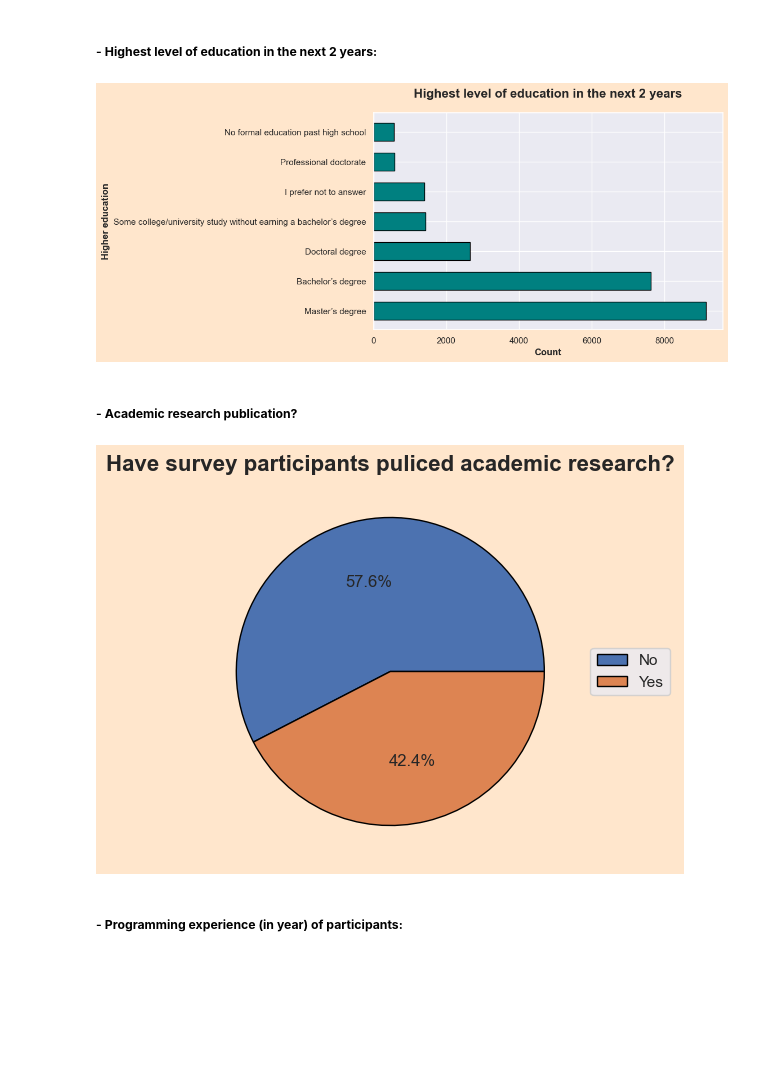
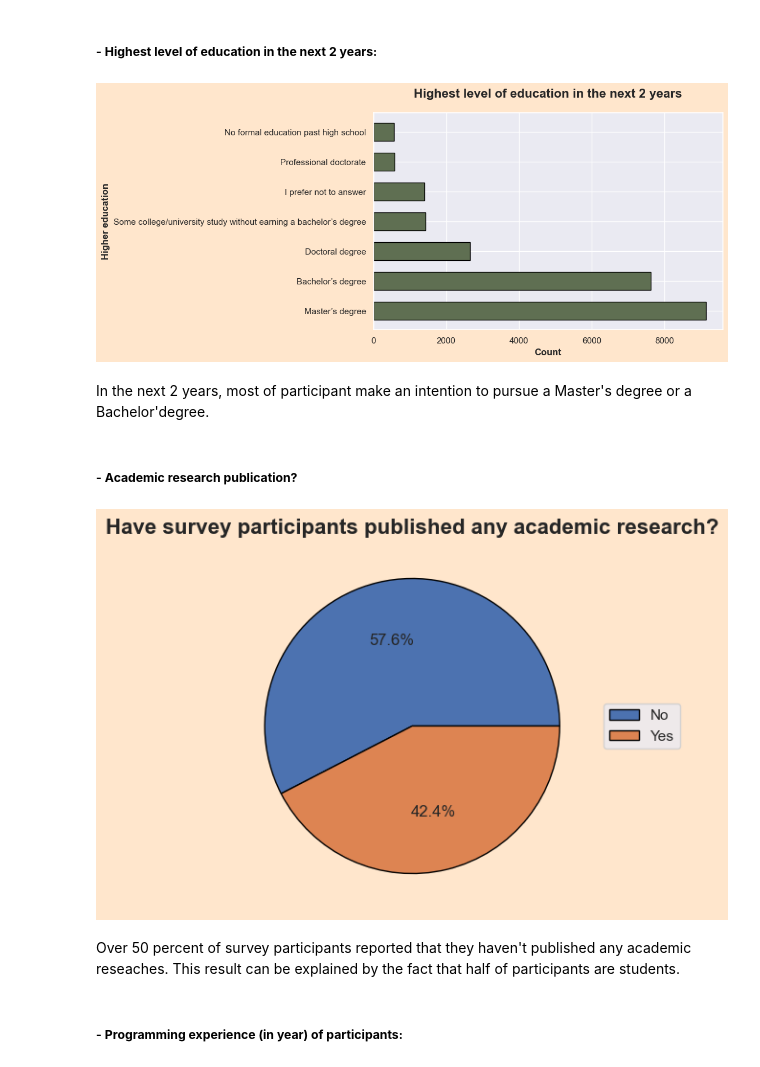
Before and after one commit to HTNam1710/P4DS_FinalProject, a Jupyter notebook: Source/data_exploreation_part02.ipynb, the cells around one changed output. Cells and saved outputs as stored; diff of their text form; code cells hidden in the pictures; blank space fills up the shorter version.

```diff
--- a/Source/data_exploreation_part02.ipynb
+++ b/Source/data_exploreation_part02.ipynb
@@ -94,2 +23,0 @@ Here are some observations based on the missing ratios dataframe:
-# %%
-ds_survey_df.drop(columns= ['Familiar Cloud Platform', 'TPU experience'], inplace= True)
@@ -191,7 +121,7 @@ higher_edu_count = higher_edu_df.value_counts()
 higher_edu_count.sort_values(ascending = False,inplace= True)
 
 fig, ax = plt.subplots(figsize=(8, 5))
-ax = ax.barh(higher_edu_count.keys(), higher_edu_count, edgecolor = 'black', color = '#008080', height = 0.6)
+ax = ax.barh(higher_edu_count.keys(), higher_edu_count, edgecolor = 'black', color = '#5F6F52', height = 0.6)
 plt.xlabel('Count', fontweight = 'bold')
 plt.ylabel('Higher education', fontweight = 'bold')
 plt.title('Highest level of education in the next 2 years', fontsize = '16', fontweight = 'bold', pad = '20')
@@ -201,23 +131,27 @@ fig.set_facecolor('#ffe6cc')
 
 plt.show()
 # %% [output]
-[figure, old version]
+[figure, new version]
+# %% [markdown]
+In the next 2 years, most of participant make an intention to pursue a Master's degree or a Bachelor'degree.
 # %% [markdown]
 ##### - **Academic research publication?**
 # %%
 academic_research = ds_survey_df['Academic research publication?']
 
 academic_research_count = academic_research.value_counts()
 
 fig, ax = plt.subplots(figsize=(8, 5))
 ax = ax.pie(academic_research_count,  autopct="%1.1f%%", wedgeprops={'edgecolor': 'black','linewidth': 1})
 plt.legend(labels = academic_research_count.keys(), loc='center left', bbox_to_anchor=(1, 0.5))
-plt.title('Have survey participants puliced any academic research?', fontsize = '16', fontweight = 'bold')
+plt.title('Have survey participants published any academic research?', fontsize = '16', fontweight = 'bold')
 fig = plt.gcf()
 fig.set_facecolor('#ffe6cc')
 plt.show()
 # %% [output]
-[figure, old version]
+[figure, new version]
+# %% [markdown]
+Over 50 percent of survey participants reported that they haven't published any academic reseaches. This result can be explained by the fact that half of participants are students.
 # %% [markdown]
 ##### - **Programming experience (in year) of participants:**
 # %%
```
Also changed, not shown: parts of 92 cells of this notebook, 3 other files.
